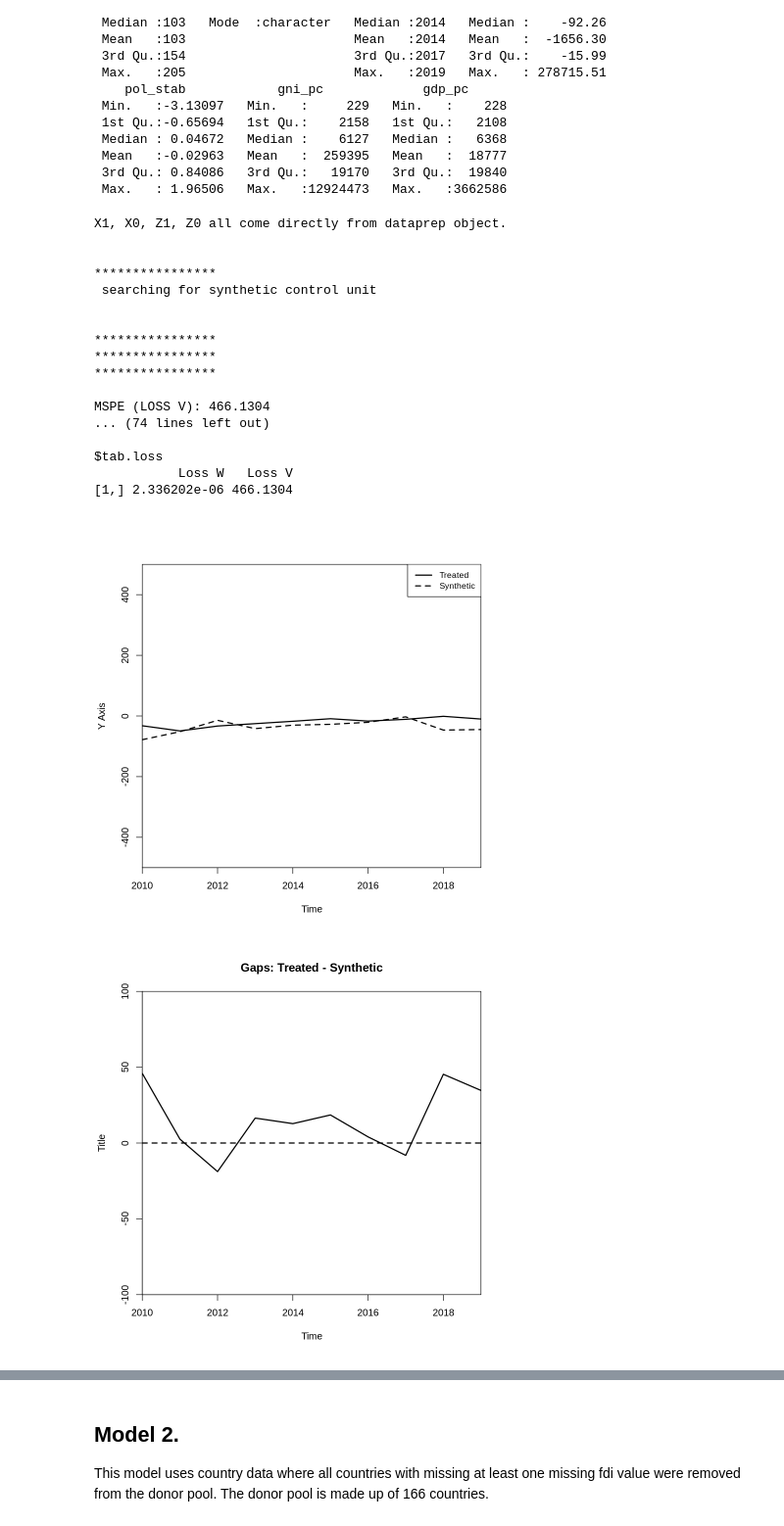
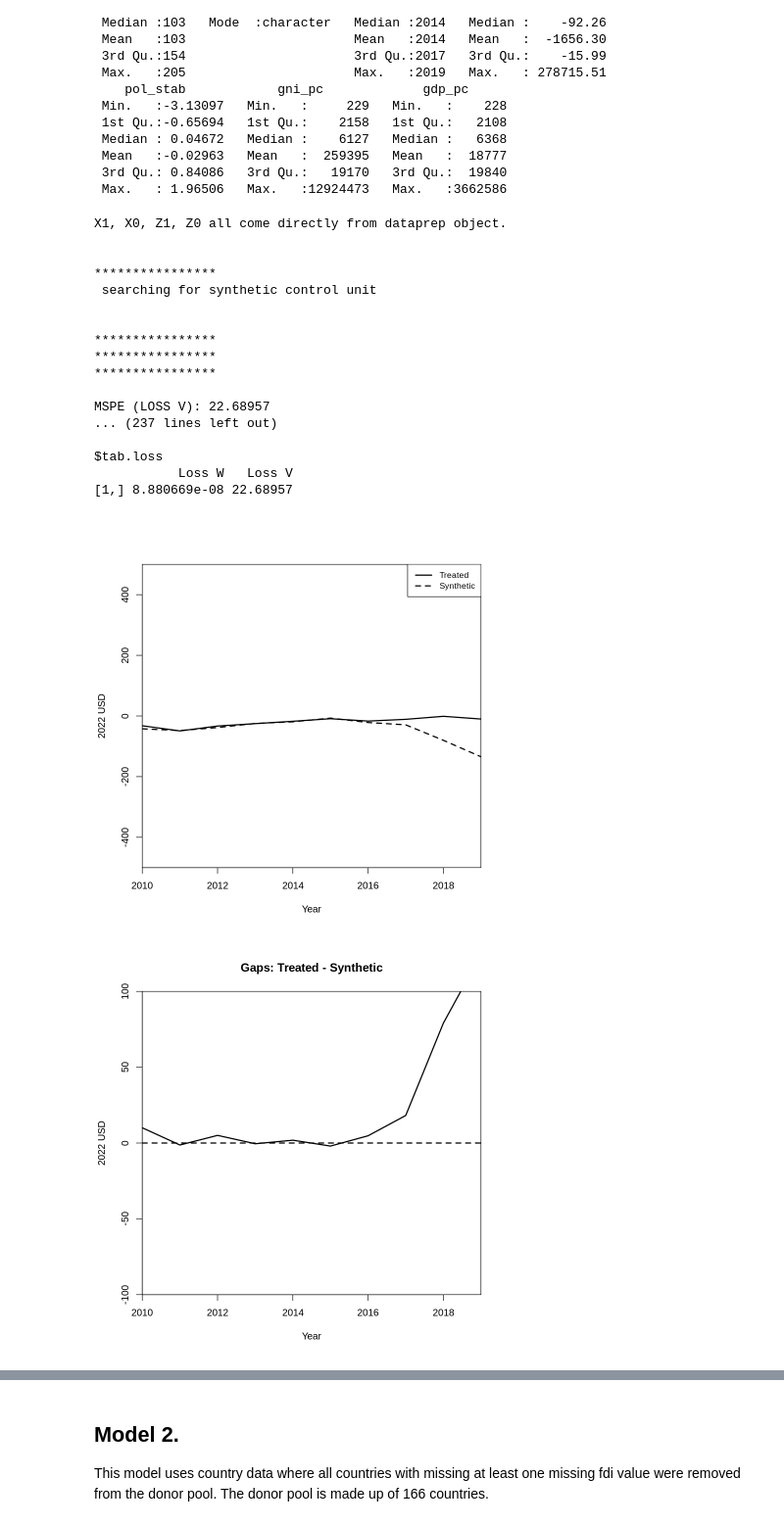
Before and after one commit to ibukunlola/capstone, a Jupyter notebook: model3/synth_cont.ipynb, the cells around one changed output, grey strips where cells are left out. Shown: that part at 98% size. Cells and saved outputs as stored; diff of their text form; code cells hidden in the pictures.

```diff
--- a/model3/synth_cont.ipynb
+++ b/model3/synth_cont.ipynb
@@ -120,7 +95,10 @@ dataprep.out <- dataprep(dd_pc,
                            list("fdi_pc", 2011, "mean"),
                            list("fdi_pc", 2012, "mean"),
                            list("fdi_pc", 2013, "mean"),
-                           list("fdi_pc", 2014, "mean")
+                           list("fdi_pc", 2014, "mean"),
+                           list("fdi_pc", 2015, "mean"),
+                           list("fdi_pc", 2016, "mean"),
+                           list("fdi_pc", 2017, "mean")
                            ),
                          dependent = "fdi_pc",
                          time.variable = 'year',
@@ -130,43 +108,48 @@ dataprep.out <- dataprep(dd_pc,
                          time.plot = 2010:2019,
                          unit.variable = "X",
                          treatment.identifier = "Nigeria",
-                         controls.identifier = c(setdiff(1:48, 34))
+                         controls.identifier = c(setdiff(1:205, 137))
                          )
 
 synth.out <- synth(dataprep.out)
 
 synth.tables <- synth.tab(
   dataprep.res = dataprep.out,
   synth.res = synth.out)
 
 print(synth.tables)
 
 path.plot(dataprep.res = dataprep.out,
           synth.res = synth.out
-          ,Ylim = c(-500, 500)
+          ,Ylim = c(-500, 500),
+          Ylab = '2022 USD',
+          Xlab = "Year"
           )
+
 
 gaps.plot(dataprep.res = dataprep.out,
           synth.res = synth.out
-          ,Ylim = c(-100, 100)
+          ,Ylim = c(-100, 100),
+          Ylab = '2022 USD',
+          Xlab = "Year"
           )
 # %% [output]
 X1, X0, Z1, Z0 all come directly from dataprep object.
 
 
 ****************
  searching for synthetic control unit
 
 
 ****************
 ****************
 ****************
 
-MSPE (LOSS V): 466.1304
-... (74 lines left out)
+MSPE (LOSS V): 22.68957
+... (237 lines left out)
 
 $tab.loss
            Loss W   Loss V
-[1,] 2.336202e-06 466.1304
+[1,] 8.880669e-08 22.68957
-[figure, old version]
+[figure, new version]
-[figure, old version]
+[figure, new version]
```
Also changed, not shown: parts of 9 cells of this notebook.
